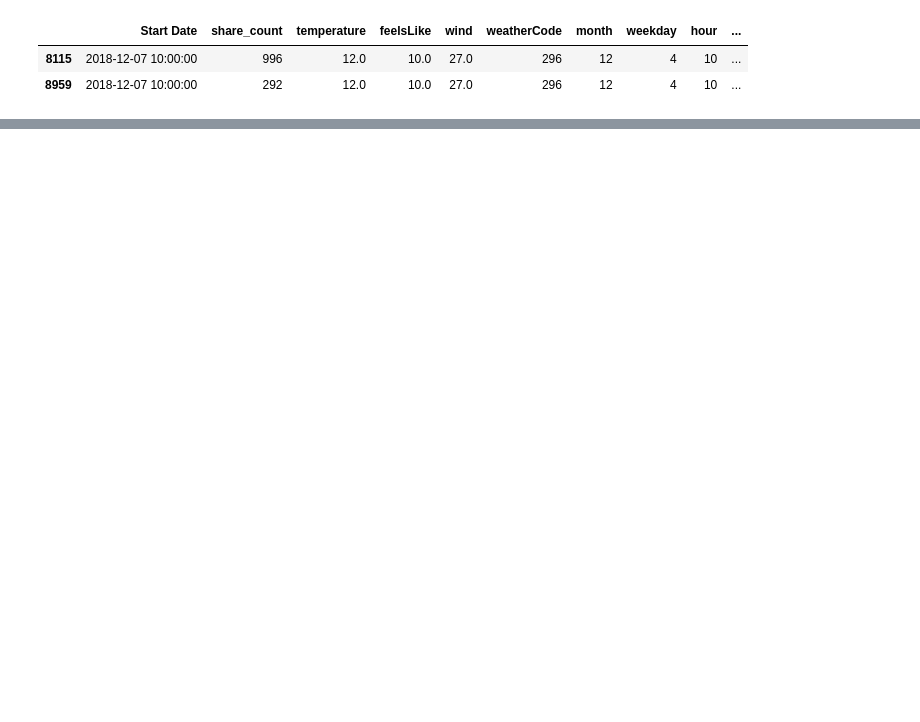
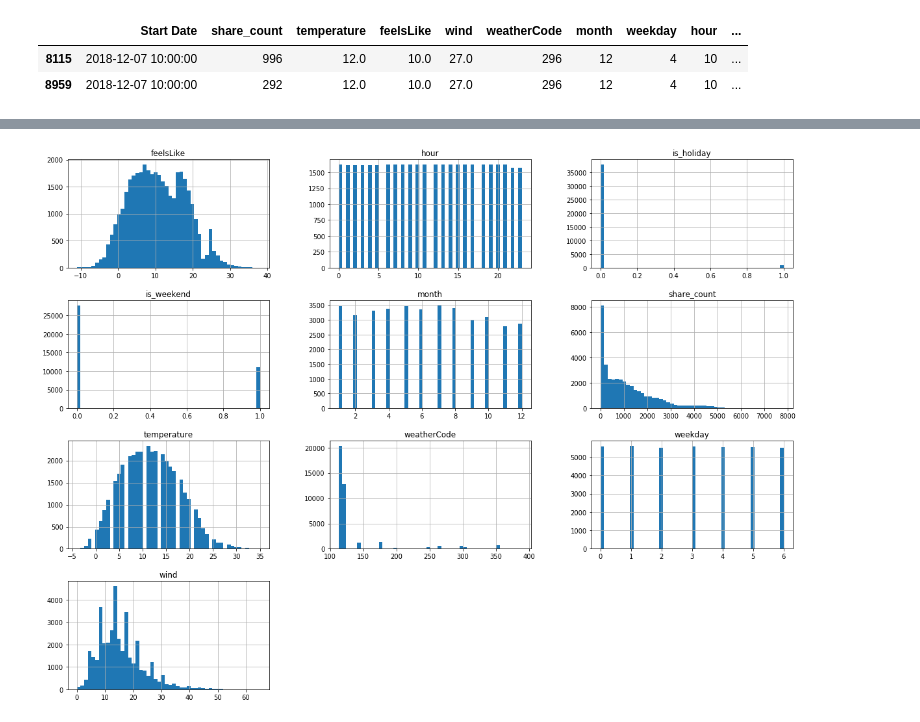
Before and after one commit to Krismix1/data-science-mandatory-2, a Jupyter notebook: model.ipynb, the cells around one changed output, grey strips where cells are left out. Saved outputs shown, nothing was run; the diff lists cells and outputs as text; code cells hidden in the pictures; blank space fills up the shorter version.

```diff
--- a/model.ipynb
+++ b/model.ipynb
@@ -147,3 +151,9 @@ bike_share_df[bike_share_df['Start Date'] == '2018-12-07 10:00:00']
 |  | Start Date | share_count | temperature | feelsLike | wind | weatherCode | month | weekday | hour | ... |
 | 8115 | 2018-12-07 10:00:00 | 996 | 12.0 | 10.0 | 27.0 | 296 | 12 | 4 | 10 | ... |
 | 8959 | 2018-12-07 10:00:00 | 292 | 12.0 | 10.0 | 27.0 | 296 | 12 | 4 | 10 | ... |
+# %%
+share_total = bike_share_df.groupby('Start Date').agg({'share_count': 'sum'})
+share_row = bike_share_df.groupby('Start Date').agg(lambda x: x.iloc[0])
+share_row['share_count'] = share_total['share_count']
+bike_share_df = share_row.reset_index()
+bike_share_df.to_csv('shares-grouped.csv', index=False)
@@ -149,0 +179,7 @@ bike_share_df[bike_share_df['Start Date'] == '2018-12-07 10:00:00']
+# %%
+%matplotlib inline
+import matplotlib.pyplot as plt
+bike_share_df.hist(bins=50, figsize=(20,15))
+plt.show()
+# %% [output]
+[figure, added]
```
Also changed, not shown: parts of 18 cells of this notebook, 5 other files.
